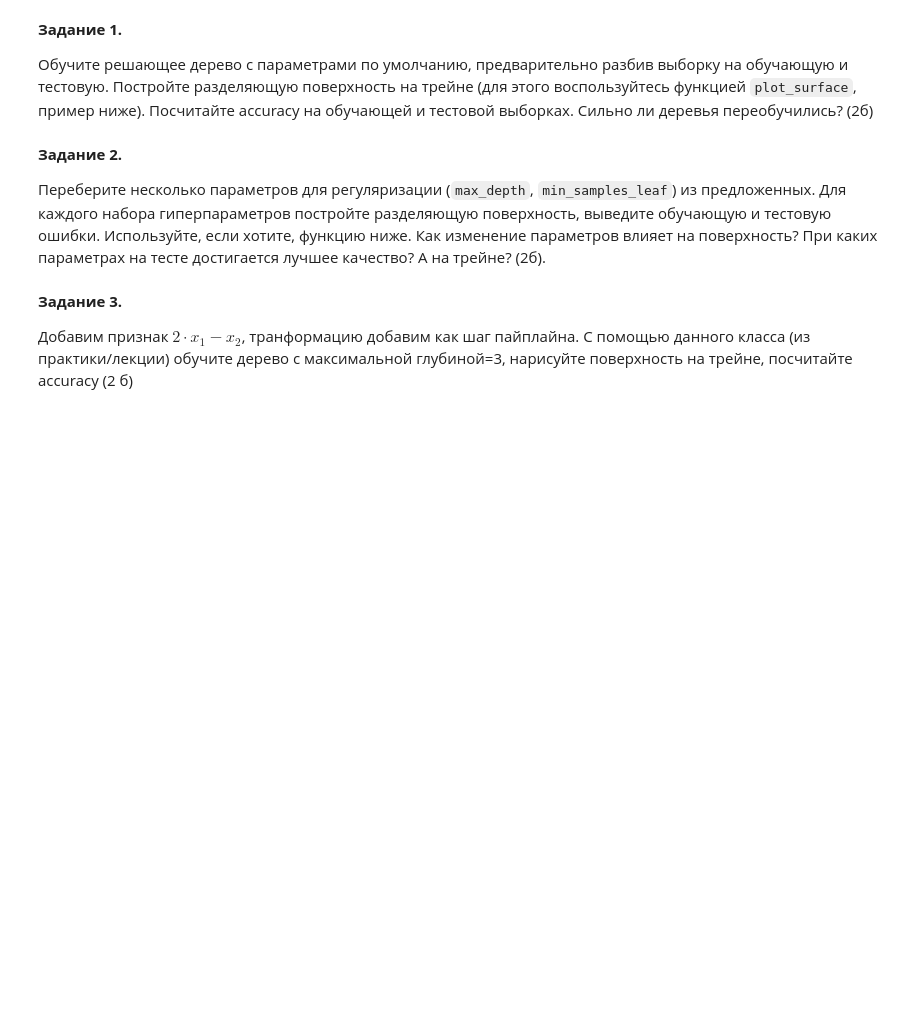
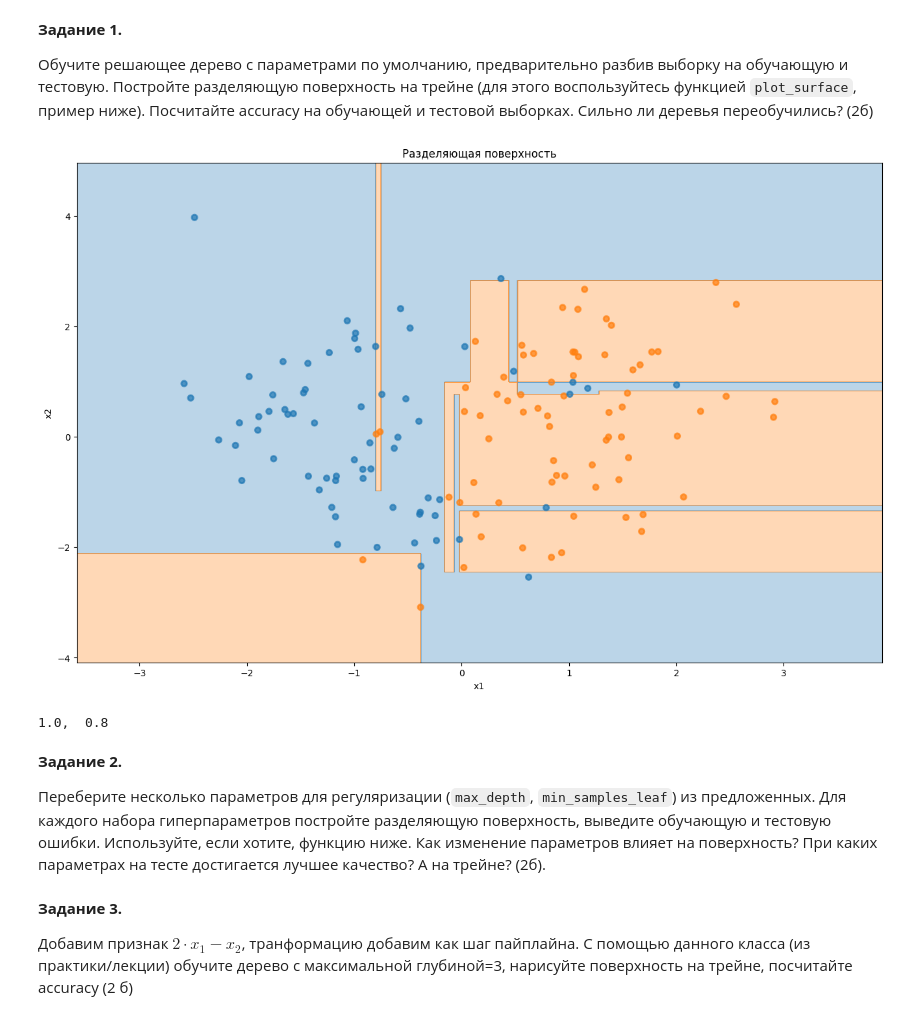
Before and after one commit to aladed/cours, a Jupyter notebook: 2Block/17modul/HW_17.ipynb, the cells around one changed output. Drawn from its saved outputs; the diff is of its cells as text; code cells hidden in the pictures; blank space fills up the shorter version.

```diff
--- a/2Block/17modul/HW_17.ipynb
+++ b/2Block/17modul/HW_17.ipynb
@@ -44,8 +44,26 @@ X_train, X_test, y_train, y_test = train_test_split(
 # %%
 from sklearn.tree import DecisionTreeClassifier
 from sklearn.metrics import accuracy_score
 
 ### Your code is here
+
+tree = DecisionTreeClassifier().fit(X_train, y_train)
+
+fig = plt.figure()
+fig.set_size_inches(16, 10)
+
+plot_surface(tree, X_train, y_train)
+plt.xlabel("x1")
+plt.ylabel("x2")
+plt.title("Разделяющая поверхность");
+# %% [output]
+[figure, added]
+# %%
+train_acc = accuracy_score(y_train, tree.predict(X_train))
+test_acc = accuracy_score(y_test, tree.predict(X_test))
+print(f"{train_acc},  {test_acc}")
+# %% [output]
+1.0,  0.8
 # %% [markdown]
 __Задание 2.__
 
```
Also changed, not shown: 19 other files.
